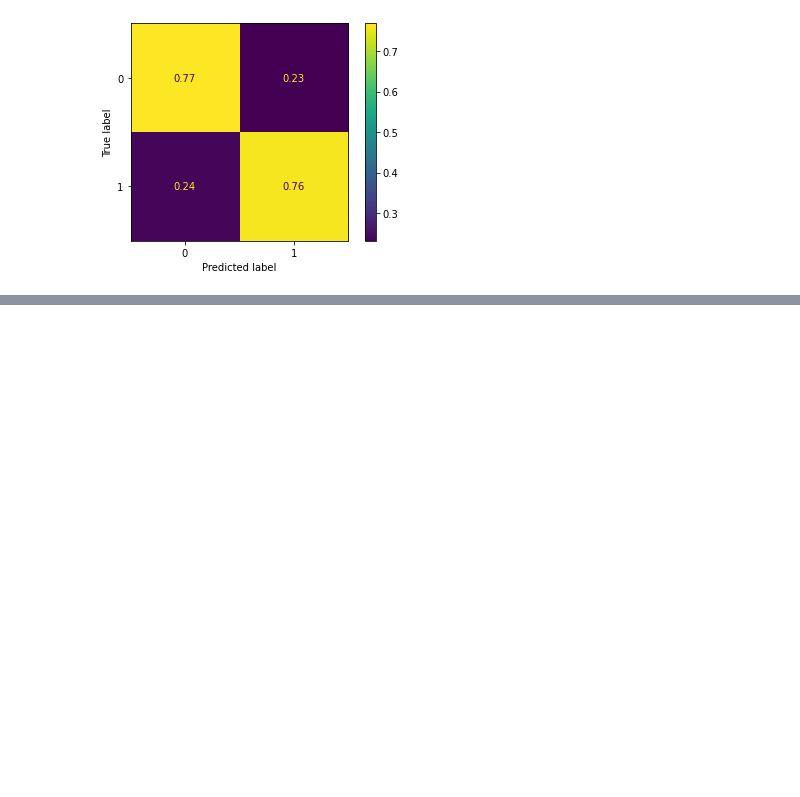
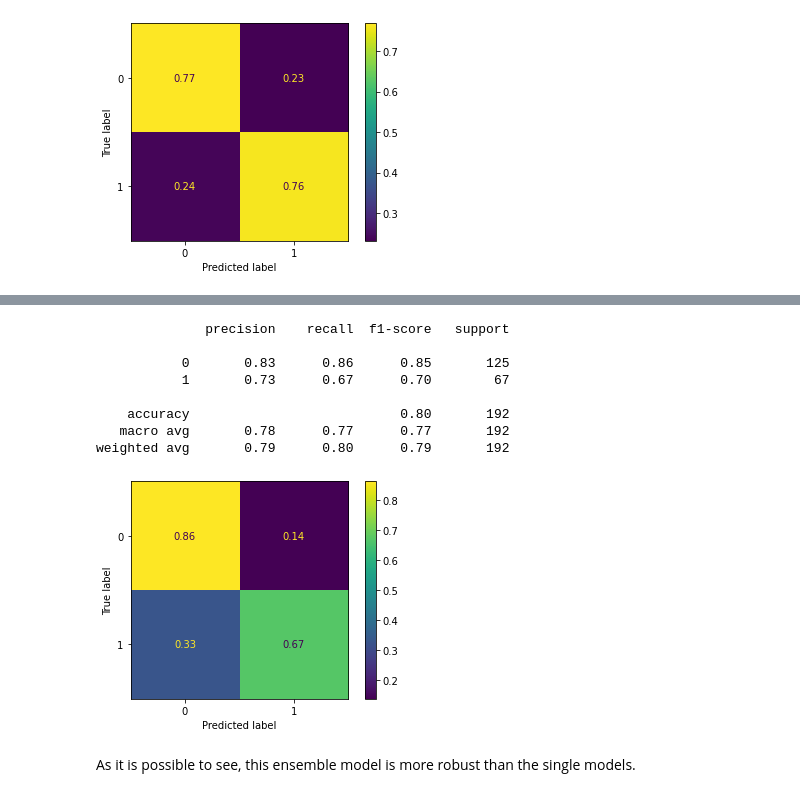
Before and after one commit to giovannidispoto/machine-and-deep-learning-playground, a Jupyter notebook: Diabetes.ipynb, the cells around one changed output, grey strips where cells are left out. Cells and saved outputs as stored; diff of their text form; code cells hidden in the pictures; blank space fills up the shorter version.

```diff
--- a/Diabetes.ipynb
+++ b/Diabetes.ipynb
@@ -485,19 +485,19 @@ from sklearn.model_selection import RandomizedSearchCV
 from sklearn.model_selection import RepeatedStratifiedKFold
 
 cv = RepeatedStratifiedKFold(n_splits=10, n_repeats=3, random_state=1)
-clf = RandomizedSearchCV(RandomForestClassifier(class_weight='balanced', random_state=1234), param_grid, cv = cv, scoring='f1_macro', random_state=1234)
-clf.fit(train_features, train_outcome)
+clf_random_forest = RandomizedSearchCV(RandomForestClassifier(class_weight='balanced', random_state=1234), param_grid, cv = cv, scoring='f1_macro', random_state=1234)
+clf_random_forest.fit(train_features, train_outcome)
 
-for param, score in zip(clf.cv_results_['params'], clf.cv_results_['mean_test_score']):
+for param, score in zip(clf_random_forest.cv_results_['params'], clf_random_forest.cv_results_['mean_test_score']):
     print(param, score)
 
-print('Best combination of hyperparameters: ' + str(clf.best_params_))
+print('Best combination of hyperparameters: ' + str(clf_random_forest.best_params_))
 
-clf_best = RandomForestClassifier(**clf.best_params_, class_weight='balanced', random_state=1234)
-clf_best.fit(train_features, train_outcome)
+clf_best_random_forest = RandomForestClassifier(**clf_random_forest.best_params_, class_weight='balanced', random_state=1234)
+clf_best_random_forest.fit(train_features, train_outcome)
 
-print(classification_report(test_outcome, clf_best.predict(test_features)))
-plot_confusion_matrix(clf_best, test_features, test_outcome, normalize='true')
+print(classification_report(test_outcome, clf_best_random_forest.predict(test_features)))
+plot_confusion_matrix(clf_best_random_forest, test_features, test_outcome, normalize='true')
 plt.show()
 # %% [output]
 {'n_estimators': 200, 'min_samples_split': 2, 'min_samples_leaf': 4, 'max_features': 'sqrt', 'max_depth': 50} 0.713846656518003
@@ -522,0 +525,13 @@ weighted avg       0.78      0.77      0.77       192
+# %%
+from sklearn.ensemble import StackingClassifier
+
+
+def get_stacking():
+	level0 = list()
+	level0.append(('svm', SVC(**clf.best_params_, random_state=1234)))
+	level0.append(('random_forest', RandomForestClassifier(**clf_random_forest.best_params_, class_weight='balanced', random_state=1234)))
+	level1 = LogisticRegression()
+	model = StackingClassifier(estimators=level0, final_estimator=level1, cv=5)
+	return model
+
+stacking_model = get_stacking()
@@ -522,0 +545,2 @@ weighted avg       0.78      0.77      0.77       192
+# %%
+stacking_model.fit(train_features, train_outcome)
@@ -522,0 +561,16 @@ weighted avg       0.78      0.77      0.77       192
+# %%
+print(classification_report(test_outcome, stacking_model.predict(test_features)))
+plot_confusion_matrix(stacking_model, test_features, test_outcome, normalize='true')
+plt.show()
+# %% [output]
+              precision    recall  f1-score   support
+
+           0       0.83      0.86      0.85       125
+           1       0.73      0.67      0.70        67
+
+    accuracy                           0.80       192
+   macro avg       0.78      0.77      0.77       192
+weighted avg       0.79      0.80      0.79       192
+[figure, added]
+# %% [markdown]
+As it is possible to see, this ensemble model is more robust than the single models.
```
Also changed, not shown: parts of 3 cells of this notebook.
